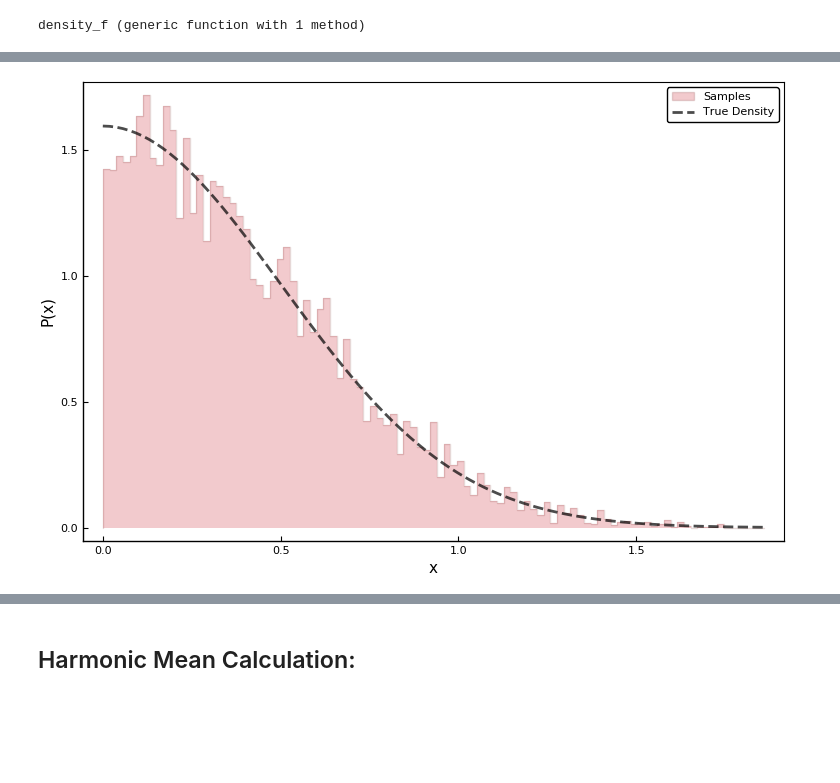
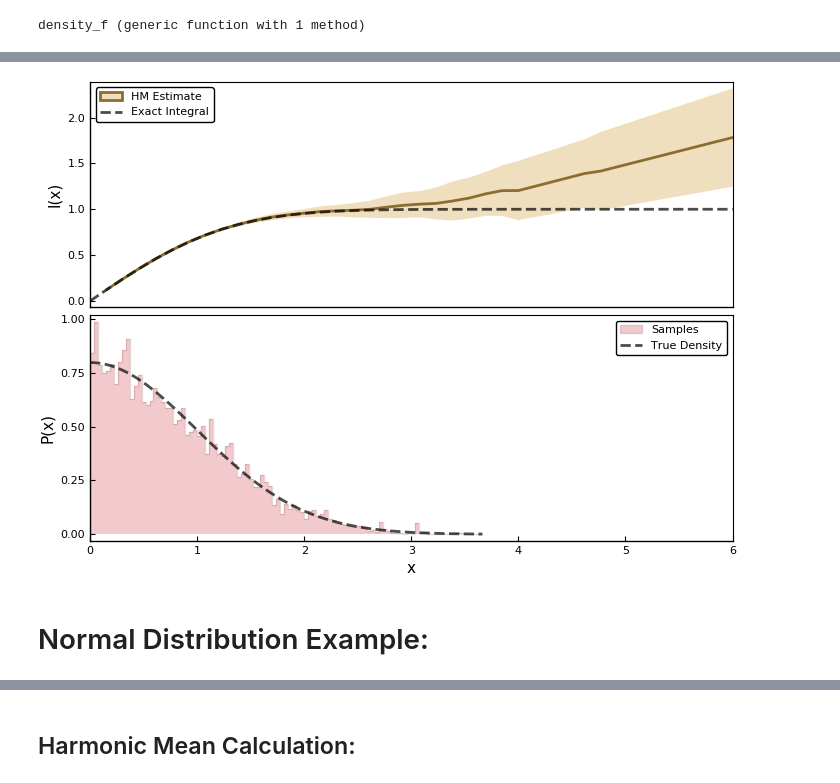
Before and after one commit to VasylHafych/AHMI_Publication, a Jupyter notebook: 1-HarmonicMean.ipynb, the cells around one changed output, grey strips where cells are left out. Cells and saved outputs as stored; diff of their text form; code cells hidden in the pictures; blank space fills up the shorter version.

Commit message:
More examples added

```diff
--- a/1-HarmonicMean.ipynb
+++ b/1-HarmonicMean.ipynb
@@ -202,3 +233,7 @@ samples_weights = samples.weight
 bins = range(minimum(samples_vector), stop = maximum(samples_vector), length = 100)
 hist = fit(Histogram, samples_vector, weights(samples_weights), bins);
 hist = normalize(hist, mode=:pdf);
+# %%
+x_range =  range(0.0, stop=6, length=40)
+
+hm_estimates, hm_std, cuba_integrals = generate_hm_data(posterior, x_range, Norm_prior, density_f, n_trials=50);
@@ -205,23 +258,58 @@ hist = normalize(hist, mode=:pdf);
 # %%
 line_colors = ColorSchemes.tab20b
 
-plot(hist,
-    seriestype = :steps,
-    linecolor=line_colors[13],
-    linealpha=0.2,
-    fill=true,
-    fillcolor=line_colors[16],
-    fillalpha=0.5,
-    label="Samples"
-)
+p1 = plot(hist,
+        seriestype = :steps,
+        linecolor=line_colors[13],
+        linealpha=0.2,
+        fill=true,
+        fillcolor=line_colors[16],
+        fillalpha=0.5,
+        label="Samples"
+    )
 
-plot!(bins, x->density_f(x),
-    linecolor=:black,
-    linestyle=:dash,
-    linealpha=0.7,
-    lw=2,
-    label="True Density")
+p1 = plot!(bins, x->density_f(x),
+        linecolor=:black,
+        linestyle=:dash,
+        linealpha=0.7,
+        lw=2,
+        label="True Density"
+    )
 
-p = plot!(grid=:false, frame=true, xlabel="x", ylabel="P(x)")
+p1 = plot!(grid=:false,
+        xlims=(0.0, x_range[end]),
+        frame=true,
+        xlabel="x",
+        ylabel="P(x)"
+    )
+
+p2 = plot(x_range, hm_estimates,
+        lw=2,
+        linecolor=line_colors[9],
+        fillcolor=line_colors[12],
+        ribbon=hm_std,
+        fillalpha=0.6,
+        label="HM Estimate"
+    )
+
+p2 = plot!(x_range, cuba_integrals,
+        linestyle=:dash,
+        color=:black,
+        linealpha=0.7,
+        lw=2,
+        label="Exact Integral",
+    )
+
+p2 = plot!(legend=:topleft,
+        xlims=(0.0, x_range[end]),
+        ylabel="I(x)",
+        grid=false,
+        frame=true,
+        xaxis=nothing,
+    )
+
+p3 = plot(p2, p1, layout = (2,1), size=(700,500))
 # %% [output]
-[figure, old version]
+[figure, new version]
+# %% [markdown]
+# Normal Distribution Example:
```
Also changed, not shown: parts of 23 cells of this notebook.
